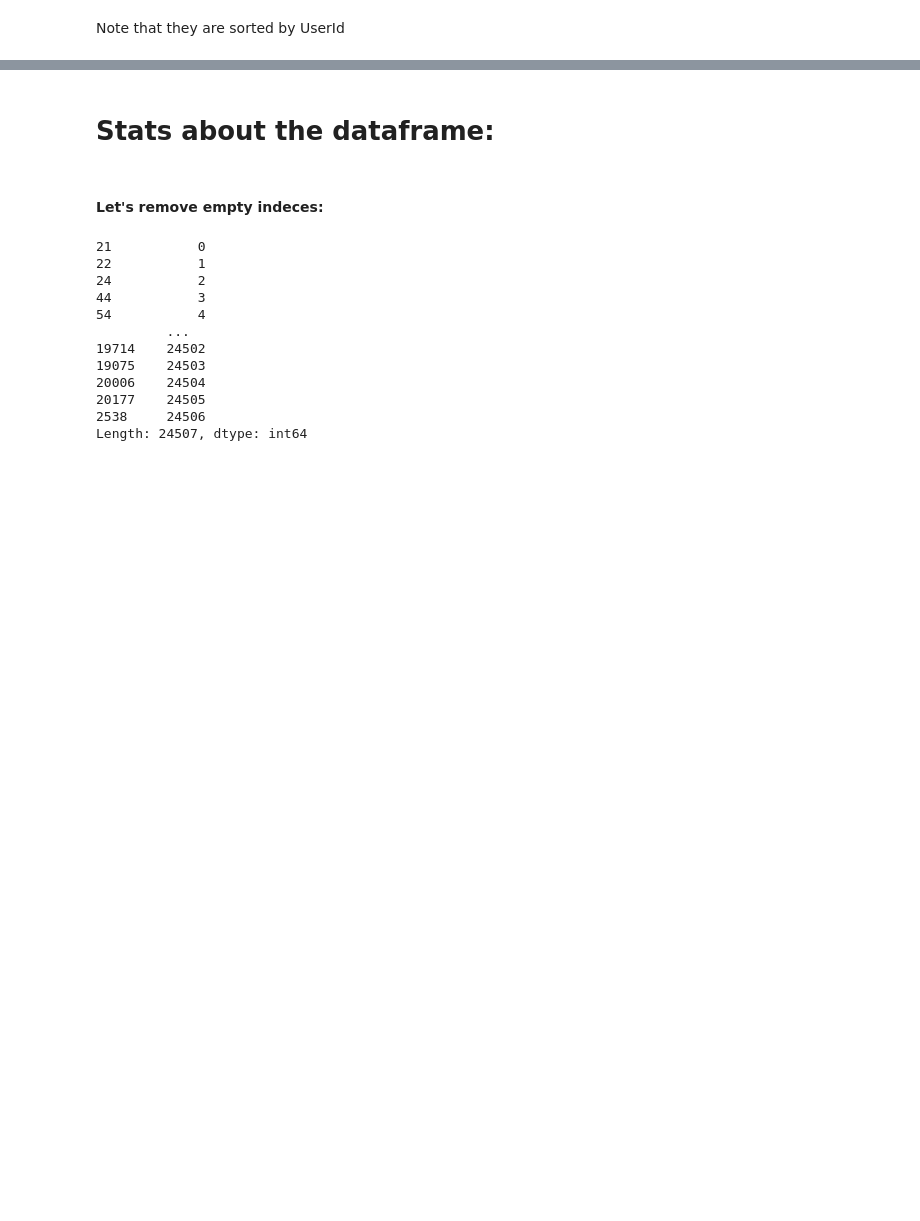
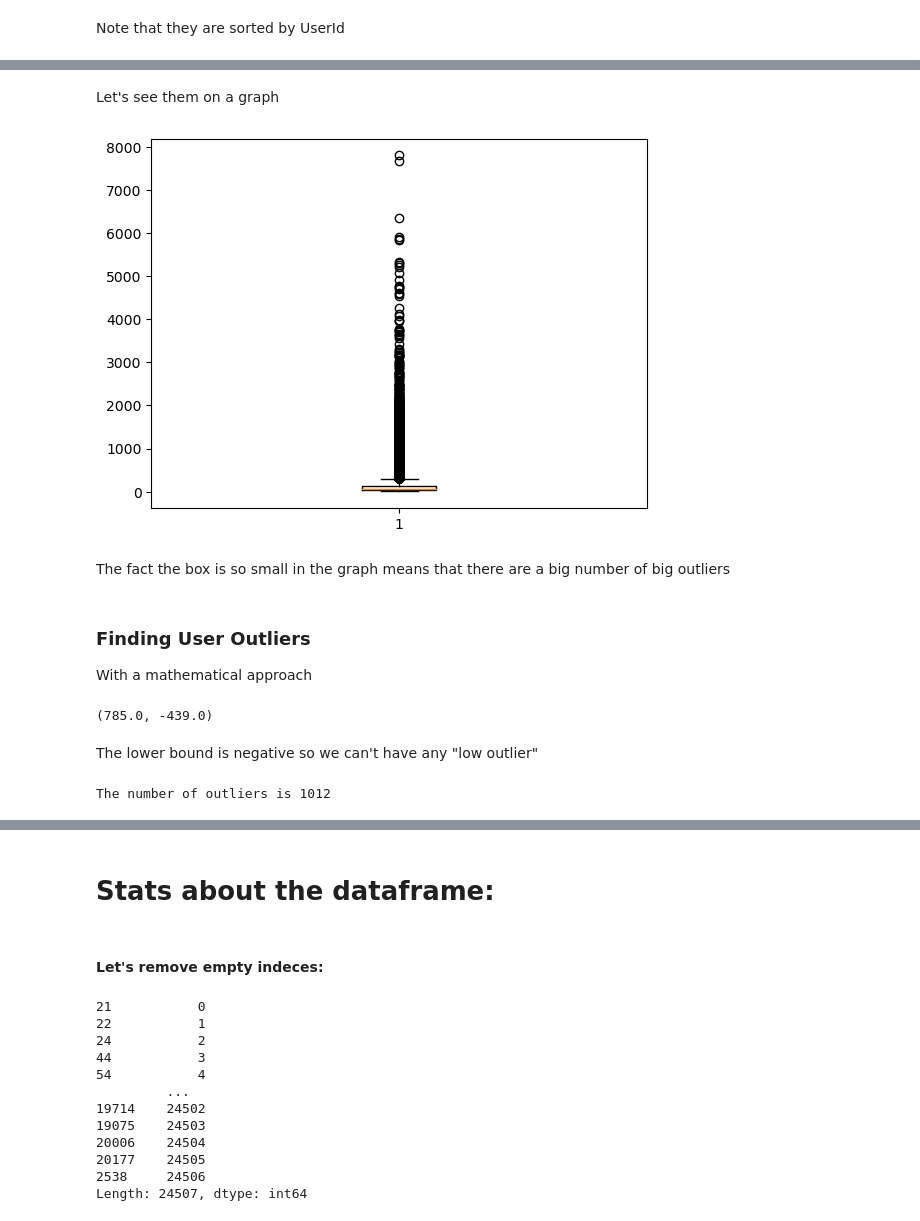
Before and after one commit to Benedart/RecSys-2022-Challenge-Polimi, a Jupyter notebook: challenge_notebooks/Data_Loading_and_Data_Visualization (Interactions and Impressions).ipynb, the cells around one changed output, grey strips where cells are left out. Drawn from its saved outputs; the diff is of its cells as text; code cells hidden in the pictures; blank space fills up the shorter version.

Commit message:
outlier handling 1

```diff
--- a/challenge_notebooks/Data_Loading_and_Data_Visualization (Interactions and Impressions).ipynb
+++ b/challenge_notebooks/Data_Loading_and_Data_Visualization (Interactions and Impressions).ipynb
@@ -40,0 +125,4 @@ itemId_unique = Interactions_and_Impressions["ItemId"].unique()
+# %%
+Group_user = Interactions_and_Impressions.drop(['ImpressionList', 'Data'], axis=1)
+Group_user = Group_user.groupby(['UserId'], as_index=False).count()
+Group_user
@@ -40,0 +162,17 @@ itemId_unique = Interactions_and_Impressions["ItemId"].unique()
+# %% [markdown]
+Let's see them on a graph
+# %%
+sorted_items = Group_user.ItemId.values.copy()
+# %%
+import matplotlib.pyplot as pyplot
+
+pyplot.boxplot(sorted_items)
+# fig = pyplot.figure(figsize = (100,70))
+pyplot.show()
+# %% [output]
+[figure, added]
+# %% [markdown]
+The fact the box is so small in the graph means that there are a big number of big outliers
+# %% [markdown]
+### Finding User Outliers
+With a mathematical approach
@@ -40,0 +195,12 @@ itemId_unique = Interactions_and_Impressions["ItemId"].unique()
+# %%
+(user_upper_bound, user_lower_bound) = find_outliers(Group_user.ItemId, 0.10)
+user_upper_bound, user_lower_bound
+# %% [output]
+(785.0, -439.0)
+# %% [markdown]
+The lower bound is negative so we can't have any "low outlier"
+# %%
+user_outliers = Group_user[Group_user['ItemId'] >= user_upper_bound]
+print("The number of outliers is {}".format(len(user_outliers)))
+# %% [output]
+The number of outliers is 1012
```
Also changed, not shown: parts of 24 cells of this notebook, 1 other file.
